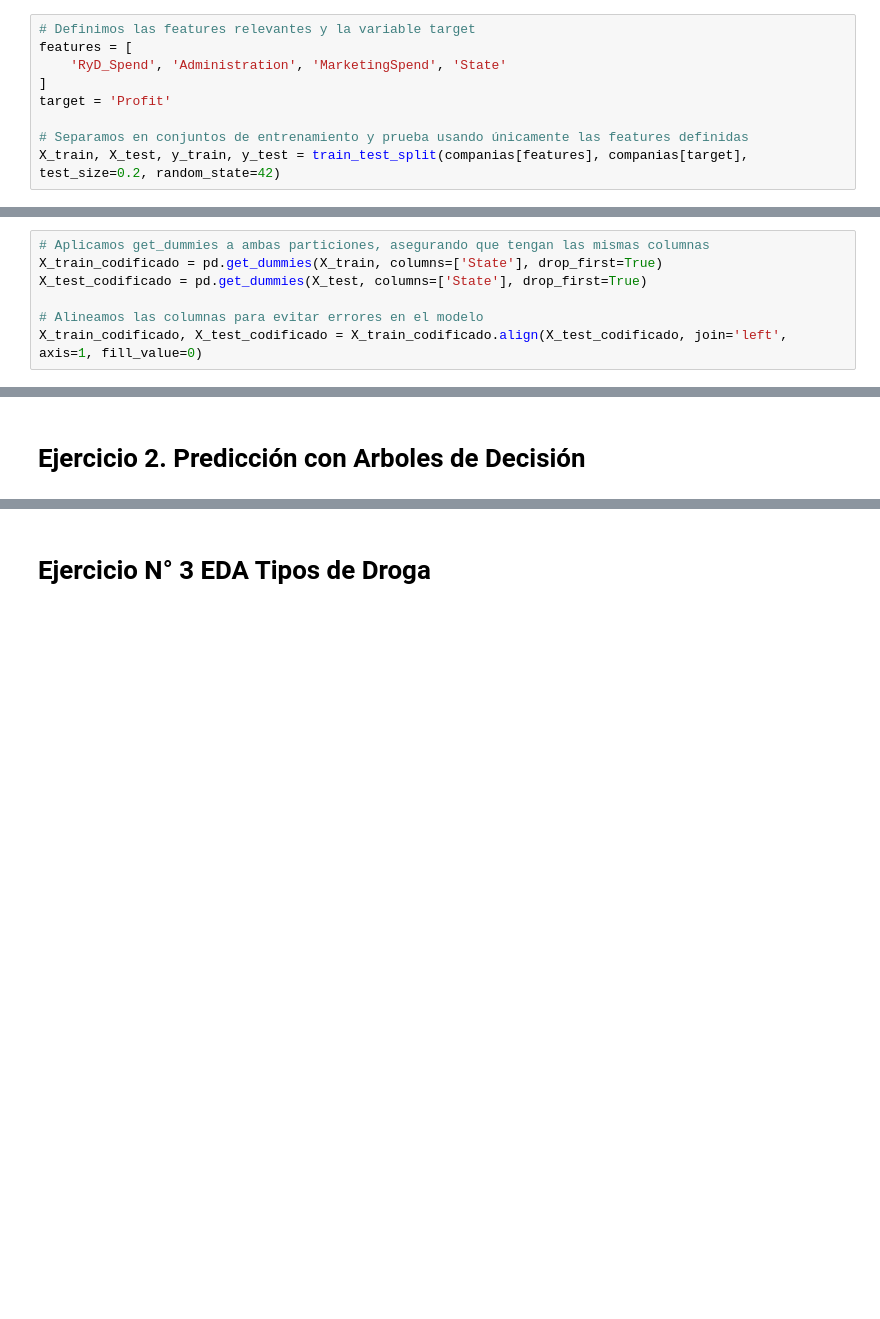
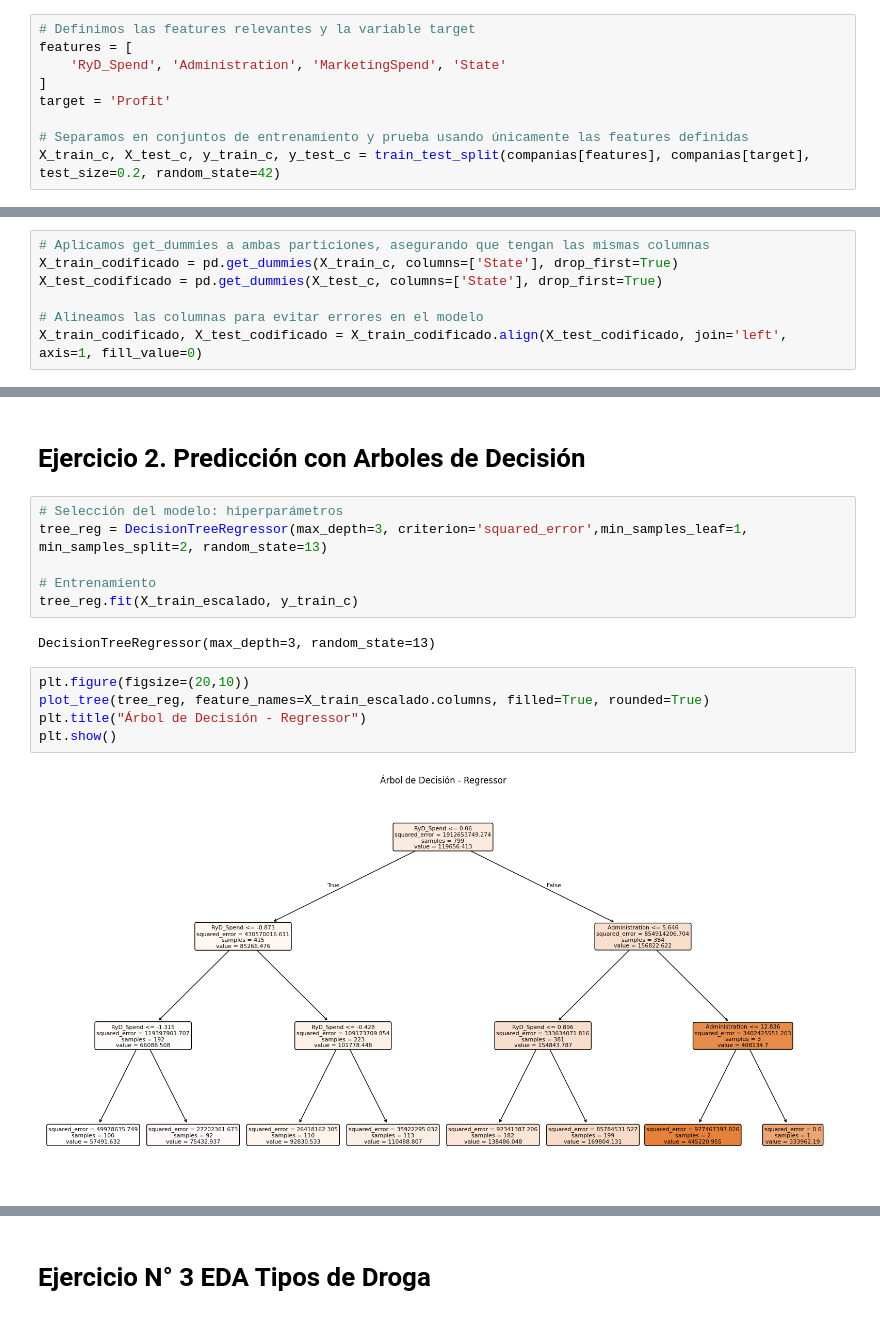
Before and after one commit to Kabarou/TP2_Mineria, a Jupyter notebook: tp2_mineria.ipynb, the cells around one changed output, grey strips where cells are left out. Cells and saved outputs as stored; diff of their text form; blank space fills up the shorter version.

```diff
--- a/tp2_mineria.ipynb
+++ b/tp2_mineria.ipynb
@@ -146,13 +150,13 @@ features = [
 target = 'Profit'
 
 # Separamos en conjuntos de entrenamiento y prueba usando únicamente las features definidas
-X_train, X_test, y_train, y_test = train_test_split(companias[features], companias[target], test_size=0.2, random_state=42)
+X_train_c, X_test_c, y_train_c, y_test_c = train_test_split(companias[features], companias[target], test_size=0.2, random_state=42)
 # %% [markdown]
 ## Codificacion
 # %%
 # Aplicamos get_dummies a ambas particiones, asegurando que tengan las mismas columnas
-X_train_codificado = pd.get_dummies(X_train, columns=['State'], drop_first=True)
-X_test_codificado = pd.get_dummies(X_test, columns=['State'], drop_first=True)
+X_train_codificado = pd.get_dummies(X_train_c, columns=['State'], drop_first=True)
+X_test_codificado = pd.get_dummies(X_test_c, columns=['State'], drop_first=True)
 
 # Alineamos las columnas para evitar errores en el modelo
 X_train_codificado, X_test_codificado = X_train_codificado.align(X_test_codificado, join='left', axis=1, fill_value=0)
@@ -176,3 +180,18 @@ X_train_escalado[columnas_a_escalar] = scaler.fit_transform(X_train_escalado[col
 X_test_escalado[columnas_a_escalar] = scaler.transform(X_test_escalado[columnas_a_escalar])
 # %% [markdown]
 # Ejercicio 2. Predicción con Arboles de Decisión
+# %%
+# Selección del modelo: hiperparámetros
+tree_reg = DecisionTreeRegressor(max_depth=3, criterion='squared_error',min_samples_leaf=1, min_samples_split=2, random_state=13)
+
+# Entrenamiento
+tree_reg.fit(X_train_escalado, y_train_c)
+# %% [output]
+DecisionTreeRegressor(max_depth=3, random_state=13)
+# %%
+plt.figure(figsize=(20,10))
+plot_tree(tree_reg, feature_names=X_train_escalado.columns, filled=True, rounded=True)
+plt.title("Árbol de Decisión - Regressor")
+plt.show()
+# %% [output]
+[figure, added]
```
Also changed, not shown: parts of 8 cells of this notebook.
